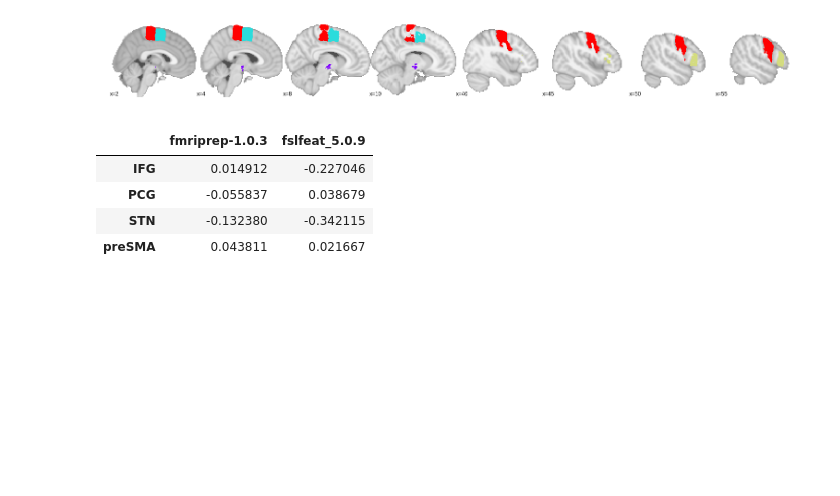
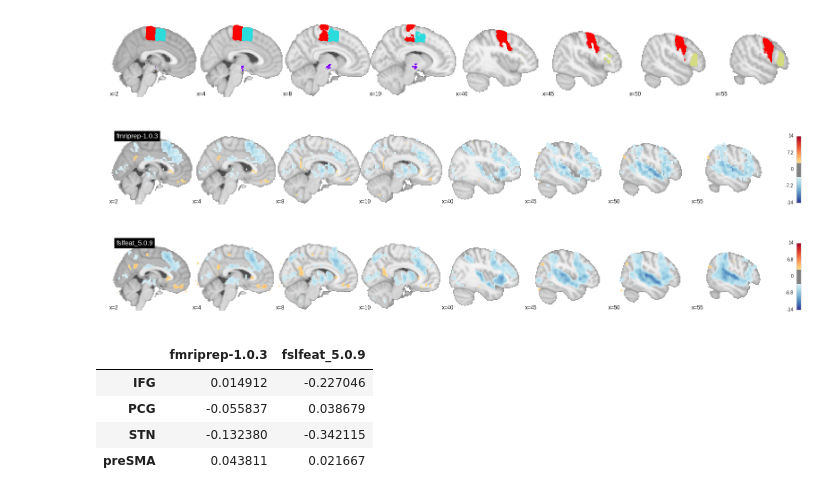
Before and after one commit to poldracklab/CNP_task_analysis, a Jupyter notebook: notebooks/MultiSubVis.ipynb, the cells around one changed output. Saved outputs shown, nothing was run; the diff lists cells and outputs as text; code cells hidden in the pictures; blank space fills up the shorter version.

```diff
--- a/notebooks/MultiSubVis.ipynb
+++ b/notebooks/MultiSubVis.ipynb
@@ -92,6 +92,15 @@ plotting.plot_roi(atlas,display_mode='x',cut_coords=cut_coords,cmap='rainbow',al
 # %% [output]
 <nilearn.plotting.displays.XSlicer at 0x...>
 [figure]
+# %%
+cut_coords = [2,4,8,10,40,45,50,55]
+for pipeline in pipelines:
+    ts = tstatfile[pipeline]
+    plotting.plot_stat_map(ts,display_mode='x',cut_coords=cut_coords,cmap='RdYlBu_r',
+                       alpha=1,threshold=2.98,title=pipeline)
+# %% [output]
+[figure, added]
+[figure, added]
 # %%
 ES = {}
 for pipeline in pipelines:
```
Also changed, not shown: parts of 1 cell of this notebook.
